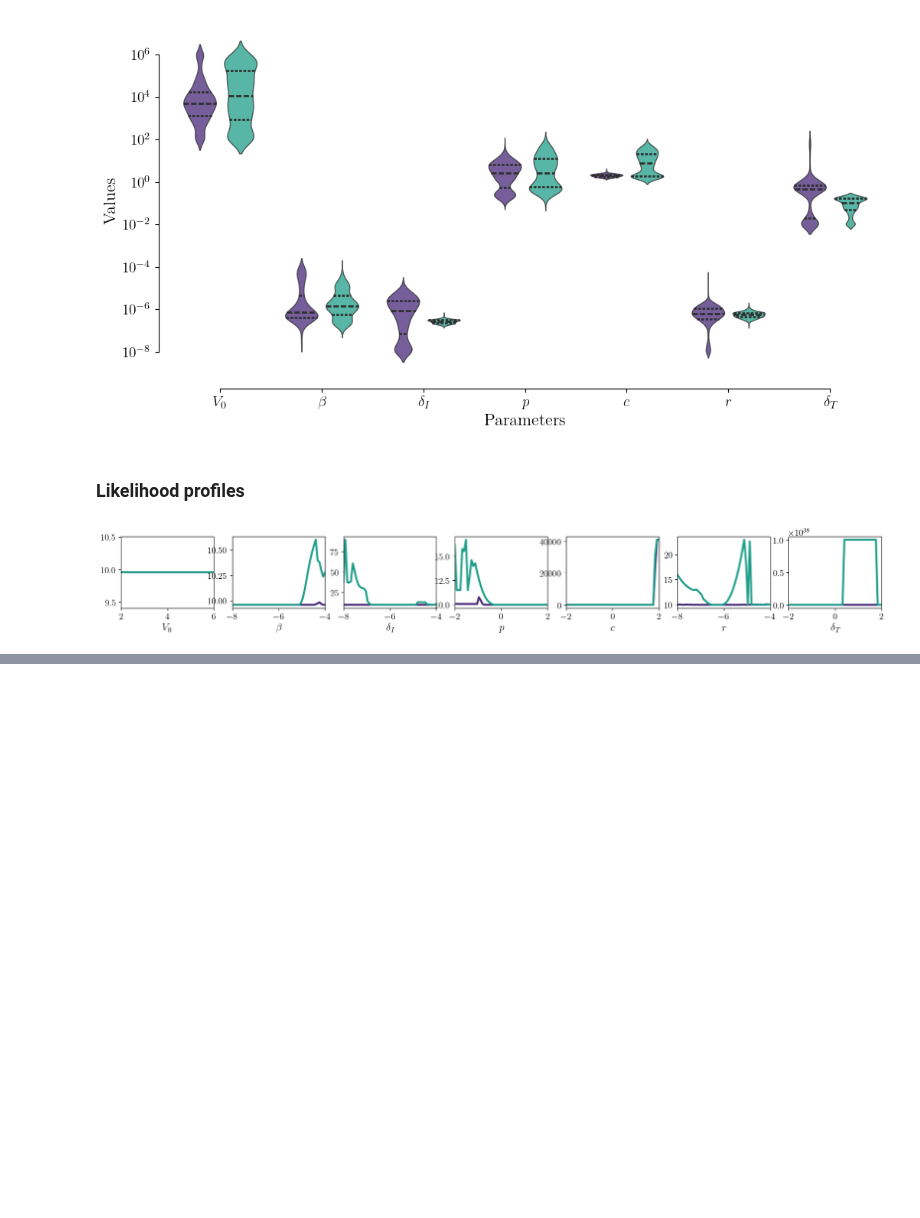
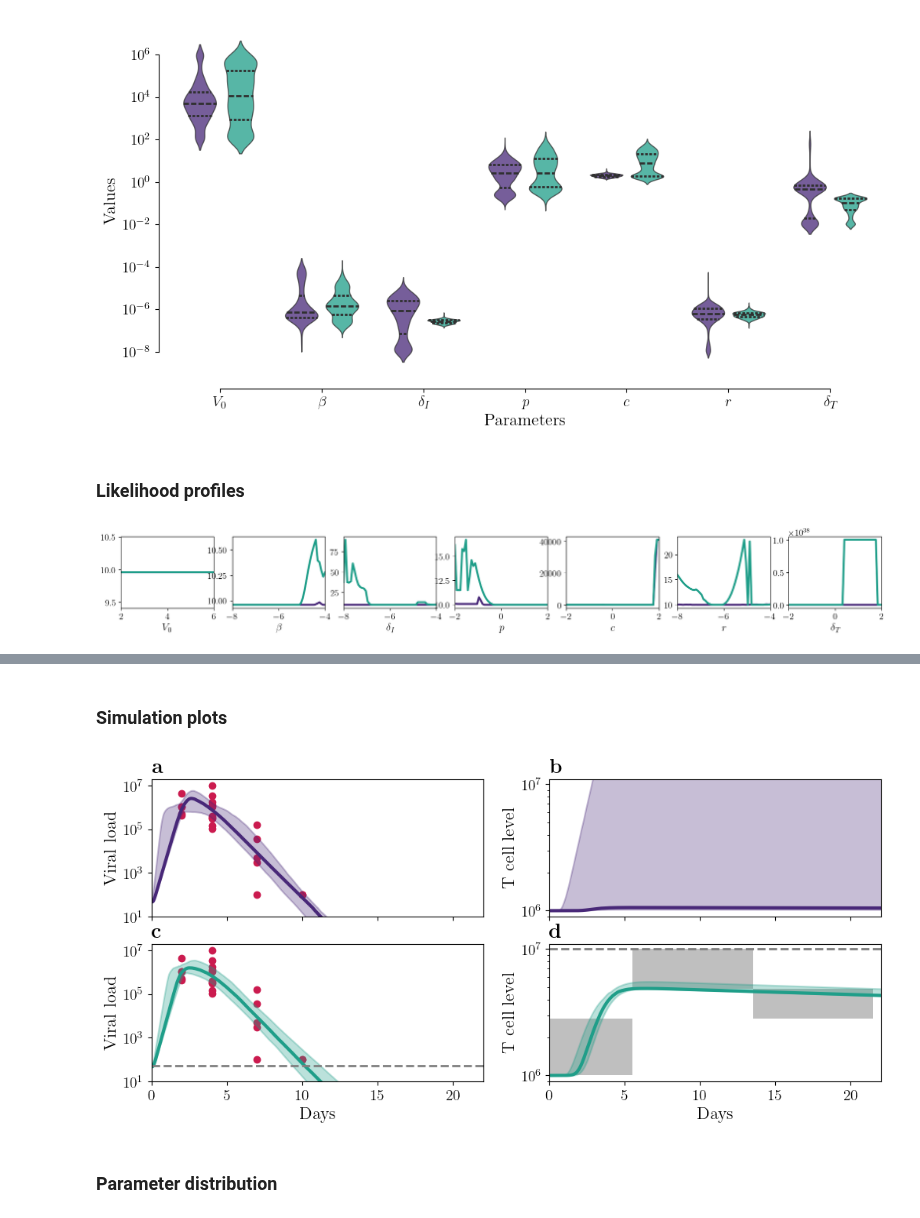
Before and after one commit to systemsmedicine/CrossLabFit, a Jupyter notebook: pyNotebooks/influenzaModel.ipynb, the cells around one changed output, grey strips where cells are left out. Saved outputs shown, nothing was run; the diff lists cells and outputs as text; code cells hidden in the pictures; blank space fills up the shorter version.

```diff
--- a/pyNotebooks/influenzaModel.ipynb
+++ b/pyNotebooks/influenzaModel.ipynb
@@ -412,0 +420,2 @@ plt.show()
+# %%
+dfParams = dfParams_log.apply(lambda x: apply_exponent(x) if x.name != 'RSS' else x)
@@ -412,0 +457,4 @@ plt.show()
+# %%
+dfParams_log = pd.read_csv('influenza/bestPars_qual_fix.dat', sep=' ', names=parNames)
+# %%
+dfParams = dfParams_log.apply(lambda x: apply_exponent(x) if x.name != 'RSS' else x)
@@ -412,0 +481,10 @@ plt.show()
+# %%
+# Convert list of arrays to a 2D numpy array and compute median and confidence innterval
+VQl_2D = np.array(V_Ql)
+TQl_2D = np.array(T_Ql)
+median_VQl = np.median(VQl_2D, axis=0)
+confidence_VQl = np.percentile(VQl_2D, [2.5, 97.5], axis=0)
+median_TQl = np.median(TQl_2D, axis=0)
+confidence_TQl = np.percentile(TQl_2D, [2.5, 97.5], axis=0)
+# mean_VQl = np.mean(VQl_2D, axis=0)
+# std_VQl = np.std(VQl_2D, axis=0)
@@ -412,0 +493,63 @@ plt.show()
+# %% [markdown]
+### Simulation plots
+# %%
+fig, axs = plt.subplots(nrows=2, ncols=2, figsize=(12,5), sharex=True)
+
+axs[0,0].scatter(x=dfViralData['Days'], y=dfViralData['Virus'], color=palette_2[1], marker="o")
+axs[0,0].plot(t, median_VQt, lw=3, color=palette[0])
+axs[0,0].fill_between(t, confidence_VQt[0], confidence_VQt[1], color=palette[0], alpha=0.3, lw=1.5)
+axs[0,0].set_yscale('log')
+axs[0,0].set_xlim((0, 22))
+axs[0,0].set_ylim((1e1, 2e7))
+
+axs[0,1].plot(t, median_TQt, lw=3, color=palette[0])
+axs[0,1].fill_between(t, confidence_TQt[0], confidence_TQt[1], color=palette[0], alpha=0.3, lw=1.5)
+axs[0,1].set_yscale('log')
+axs[0,1].set_xlim((0, 22))
+axs[0,1].set_ylim((0.9e6, 1.1e7))
+
+for i in range(len(dfTcellQual['tmin'])):
+    tmin = dfTcellQual['tmin'].values[i]
+    Tmin = dfTcellQual['Tmin'].values[i]
+    width = dfTcellQual['tmax'].values[i] - tmin
+    height = dfTcellQual['Tmax'].values[i] - Tmin
+    rect = plt.Rectangle((tmin, Tmin), width, height, fc='gray', alpha=0.5)
+    axs[1,1].add_patch(rect)
+
+axs[1,0].scatter(x=dfViralData['Days'], y=dfViralData['Virus'], color=palette_2[1], marker="o")
+axs[1,0].plot(t, median_VQl, lw=3, color=palette[4])
+axs[1,0].fill_between(t, confidence_VQl[0], confidence_VQl[1], color=palette[4], alpha=0.3, lw=1.5)
+axs[1,0].hlines(y = 5e1, xmin=0, xmax=25, color='gray', lw=2, ls='--')
+axs[1,0].set_yscale('log')
+axs[1,0].set_xlim((0, 22))
+axs[1,0].set_ylim((1e1, 2e7))
+
+axs[1,1].plot(t, median_TQl, lw=3, color=palette[4])
+axs[1,1].fill_between(t, confidence_TQl[0], confidence_TQl[1], color=palette[4], alpha=0.3, lw=1.5)
+axs[1,1].hlines(y = 1e7, xmin=0, xmax=25, color='gray', lw=2, ls='--')
+axs[1,1].set_yscale('log')
+axs[1,1].set_xlim((0, 22))
+axs[1,1].set_ylim((0.9e6, 1.1e7))
+
+axs[0,0].set_ylabel('Viral load')
+axs[0,0].set_title(r'\textbf{a}', loc='left')
+
+axs[0,1].set_ylabel('T cell level')
+axs[0,1].set_title(r'\textbf{b}', loc='left')
+
+axs[1,0].set_ylabel('Viral load')
+axs[1,0].set_title(r'\textbf{c}', loc='left')
+
+axs[1,1].set_ylabel('T cell level')
+axs[1,1].set_title(r'\textbf{d}', loc='left')
+
+axs[1,0].set_xlabel('Days')
+axs[1,1].set_xlabel('Days')
+
+# plt.savefig("influenza_graphs.svg", transparent=True)
+
+plt.show()
+# %% [output]
+[figure, added]
+# %% [markdown]
+### Parameter distribution
```
Also changed, not shown: parts of 18 cells of this notebook, 10 other files.
